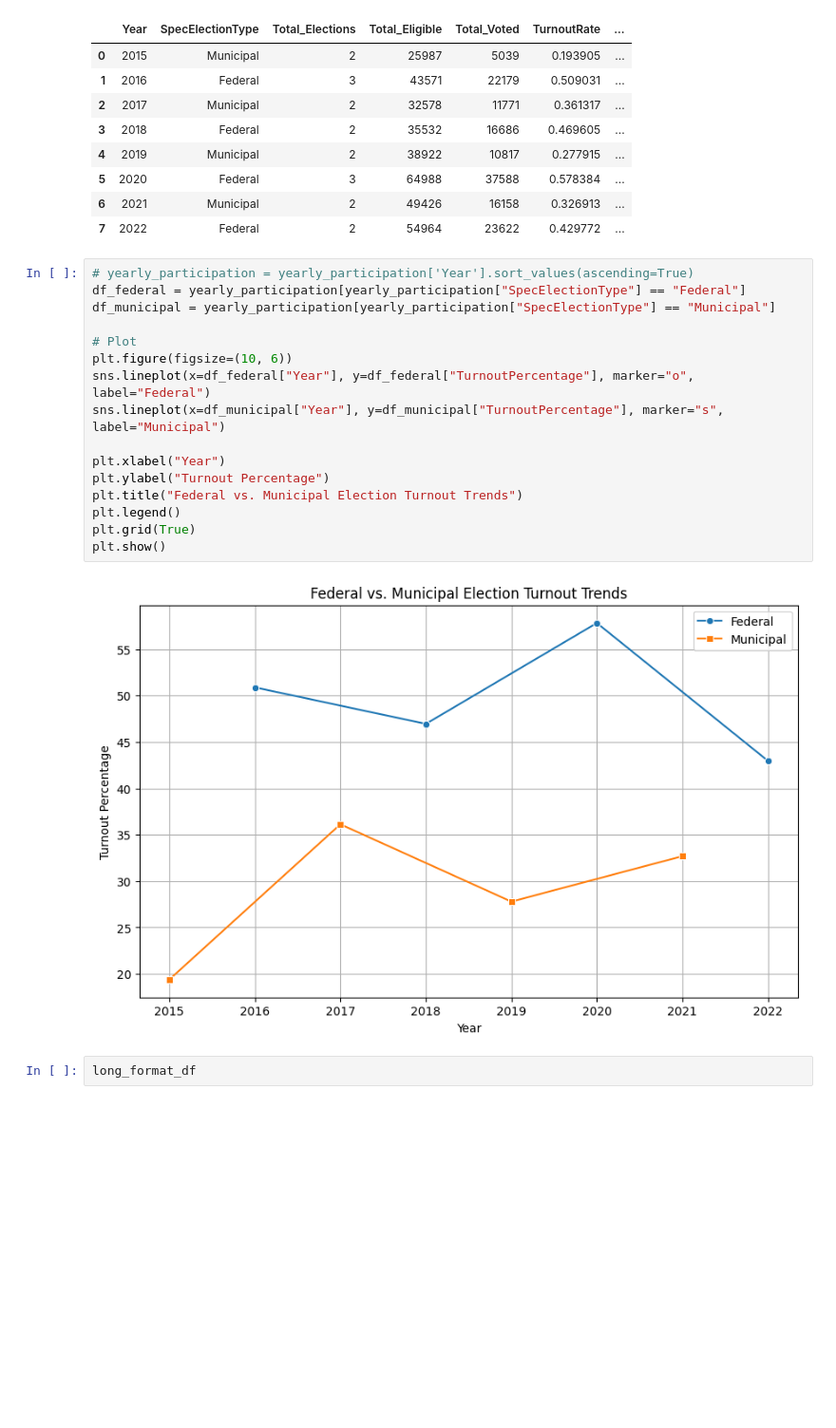
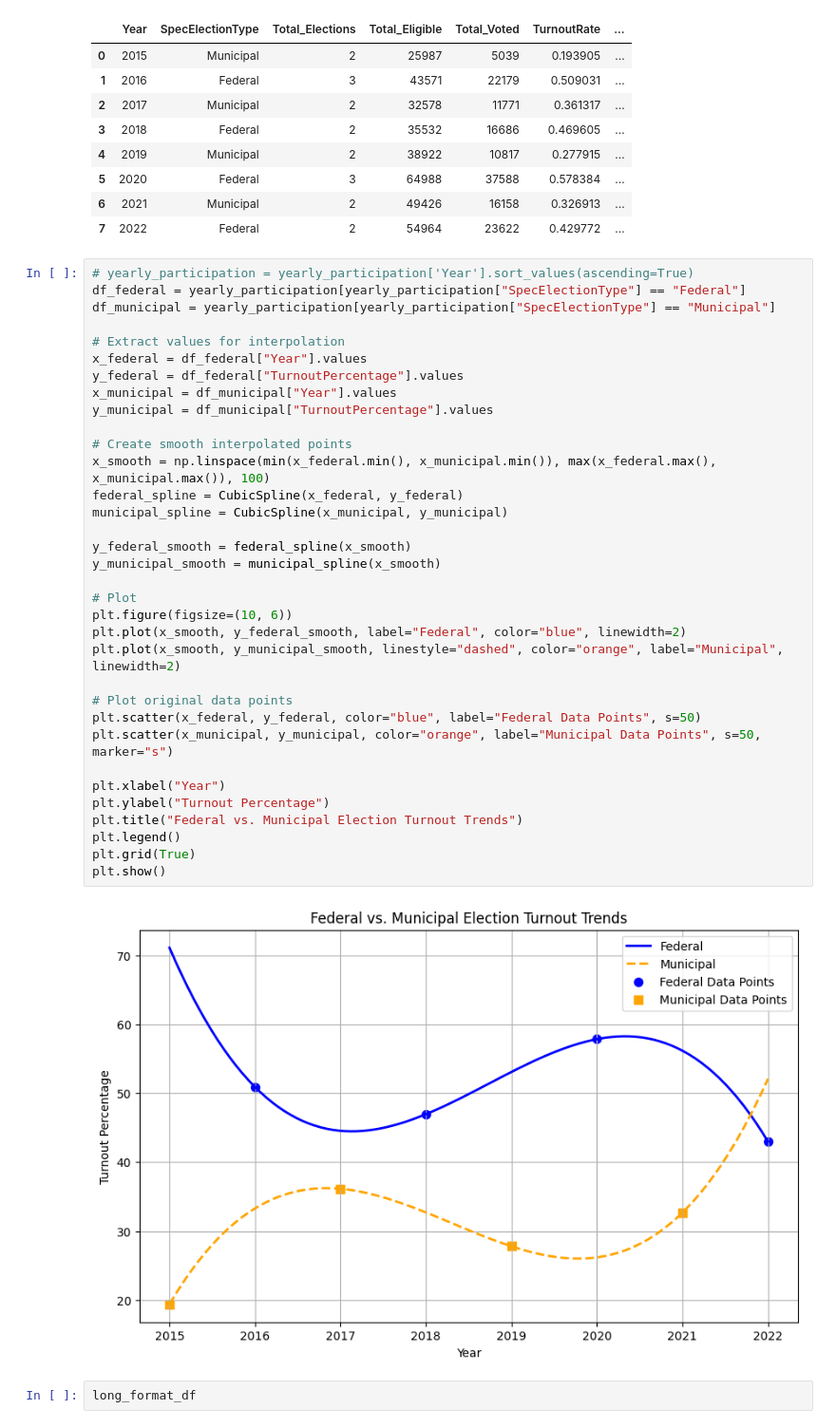
Before and after one commit to BU-Spark/dd4g-artifex-ai, a Jupyter notebook: prelim_eda.ipynb, the cells around one changed output. Shown at 95% size. Drawn from its saved outputs; the diff is of its cells as text; blank space fills up the shorter version.

```diff
--- a/prelim_eda.ipynb
+++ b/prelim_eda.ipynb
@@ -601,24 +604,42 @@ See the caveats in the documentation: https://pandas.pydata.org/pandas-docs/stab
 | 5 | 2020 | Federal | 3 | 64988 | 37588 | 0.578384 | ... |
 | 6 | 2021 | Municipal | 2 | 49426 | 16158 | 0.326913 | ... |
 | 7 | 2022 | Federal | 2 | 54964 | 23622 | 0.429772 | ... |
-# %%
-# yearly_participation = yearly_participation['Year'].sort_values(ascending=True)
-df_federal = yearly_participation[yearly_participation["SpecElectionType"] == "Federal"]
-df_municipal = yearly_participation[yearly_participation["SpecElectionType"] == "Municipal"]
-
-# Plot
-plt.figure(figsize=(10, 6))
-sns.lineplot(x=df_federal["Year"], y=df_federal["TurnoutPercentage"], marker="o", label="Federal")
-sns.lineplot(x=df_municipal["Year"], y=df_municipal["TurnoutPercentage"], marker="s", label="Municipal")
-
-plt.xlabel("Year")
-plt.ylabel("Turnout Percentage")
-plt.title("Federal vs. Municipal Election Turnout Trends")
-plt.legend()
-plt.grid(True)
-plt.show()
-# %% [output]
-[figure, removed]
+# %%
+# yearly_participation = yearly_participation['Year'].sort_values(ascending=True)
+df_federal = yearly_participation[yearly_participation["SpecElectionType"] == "Federal"]
+df_municipal = yearly_participation[yearly_participation["SpecElectionType"] == "Municipal"]
+
+# Extract values for interpolation
+x_federal = df_federal["Year"].values
+y_federal = df_federal["TurnoutPercentage"].values
+x_municipal = df_municipal["Year"].values
+y_municipal = df_municipal["TurnoutPercentage"].values
+
+# Create smooth interpolated points
+x_smooth = np.linspace(min(x_federal.min(), x_municipal.min()), max(x_federal.max(), x_municipal.max()), 100)
+federal_spline = CubicSpline(x_federal, y_federal)
+municipal_spline = CubicSpline(x_municipal, y_municipal)
+
+y_federal_smooth = federal_spline(x_smooth)
+y_municipal_smooth = municipal_spline(x_smooth)
+
+# Plot
+plt.figure(figsize=(10, 6))
+plt.plot(x_smooth, y_federal_smooth, label="Federal", color="blue", linewidth=2)
+plt.plot(x_smooth, y_municipal_smooth, linestyle="dashed", color="orange", label="Municipal", linewidth=2)
+
+# Plot original data points
+plt.scatter(x_federal, y_federal, color="blue", label="Federal Data Points", s=50)
+plt.scatter(x_municipal, y_municipal, color="orange", label="Municipal Data Points", s=50, marker="s")
+
+plt.xlabel("Year")
+plt.ylabel("Turnout Percentage")
+plt.title("Federal vs. Municipal Election Turnout Trends")
+plt.legend()
+plt.grid(True)
+plt.show()
+# %% [output]
+[figure, added]
 # %%
 long_format_df
 # %% [output]
```
Also changed, not shown: parts of 11 cells of this notebook.
